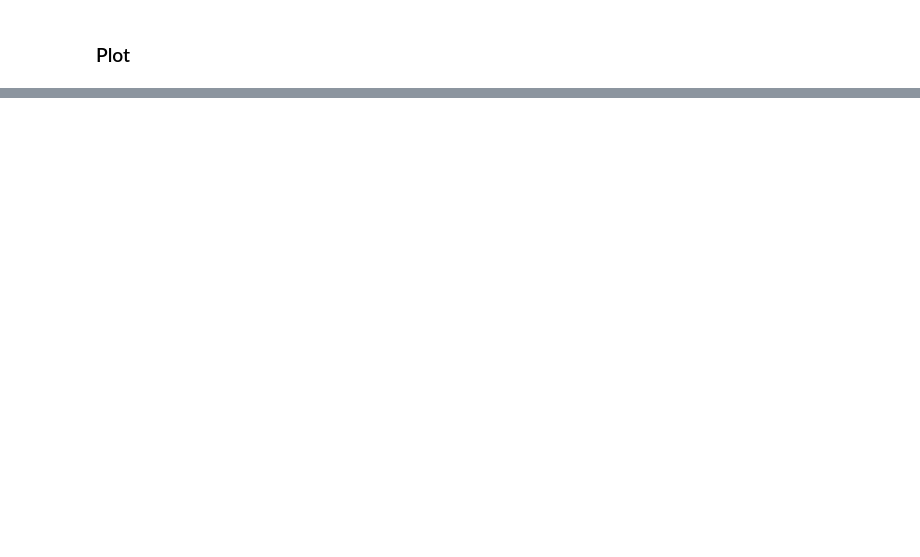
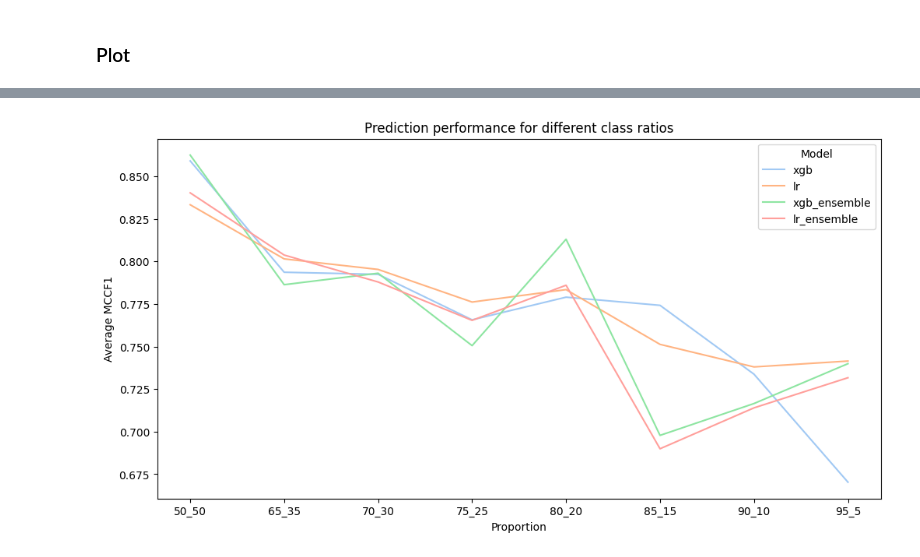
Before and after one commit to ryashpal/mortality, a Jupyter notebook: mortality_prediction/sepsis_icd/03_experiment_imbalance/03_analyse.ipynb, the cells around one changed output, grey strips where cells are left out. Drawn from its saved outputs; the diff is of its cells as text; code cells hidden in the pictures; blank space fills up the shorter version.

```diff
--- a/mortality_prediction/sepsis_icd/03_experiment_imbalance/03_analyse.ipynb
+++ b/mortality_prediction/sepsis_icd/03_experiment_imbalance/03_analyse.ipynb
@@ -109,0 +140,33 @@ plt.show()
+# %%
+import os
+import pickle
+from pathlib import Path
+import pandas as pd
+
+
+data = []
+
+for n in ['50_50', '65_35', '70_30', '75_25', '80_20', '85_15', '90_10', '95_5']:
+    scoresFile = Path(dataDirName, str(n) + '_samples_icd_vb_0_va_72_lb_0_la_72', 'cv_scores_ts_0_te_7.pickle')
+    scoresDict = {}
+    with open(Path(scoresFile), 'rb') as fp:
+        scoresDict = pickle.load(fp)
+    labels, accuracy_scores, balanced_accuracy_scores, average_precision_scores, f1_scores, roc_auc_scores, mccf1_scores = getLists(scoresDict)
+    for i in range(len(labels)):
+        data.append([labels[i], n, mccf1_scores[i].mean()])
+mccf1LinePlotDf = pd.DataFrame(data, columns=['Model', 'Proportion', 'Average MCCF1 Score'])
+# %%
+mccf1LinePlotDf = mccf1LinePlotDf[mccf1LinePlotDf.Model.isin(['xgb', 'lr', 'xgb_ensemble', 'lr_ensemble'])]
+# %%
+import matplotlib.pyplot as plt
+import seaborn as sns
+
+
+plt.figure(figsize=(12,6))
+ax = sns.lineplot(data=mccf1LinePlotDf, x='Proportion', y='Average MCCF1 Score', hue='Model', palette=sns.color_palette("pastel"))
+ax.set(xlabel='Proportion')
+ax.set(ylabel='Average MCCF1')
+ax.set_title('Prediction performance for different class ratios')
+plt.show()
+# %% [output]
+[figure, added]
```
Also changed, not shown: parts of 17 cells of this notebook, 1 other file.
